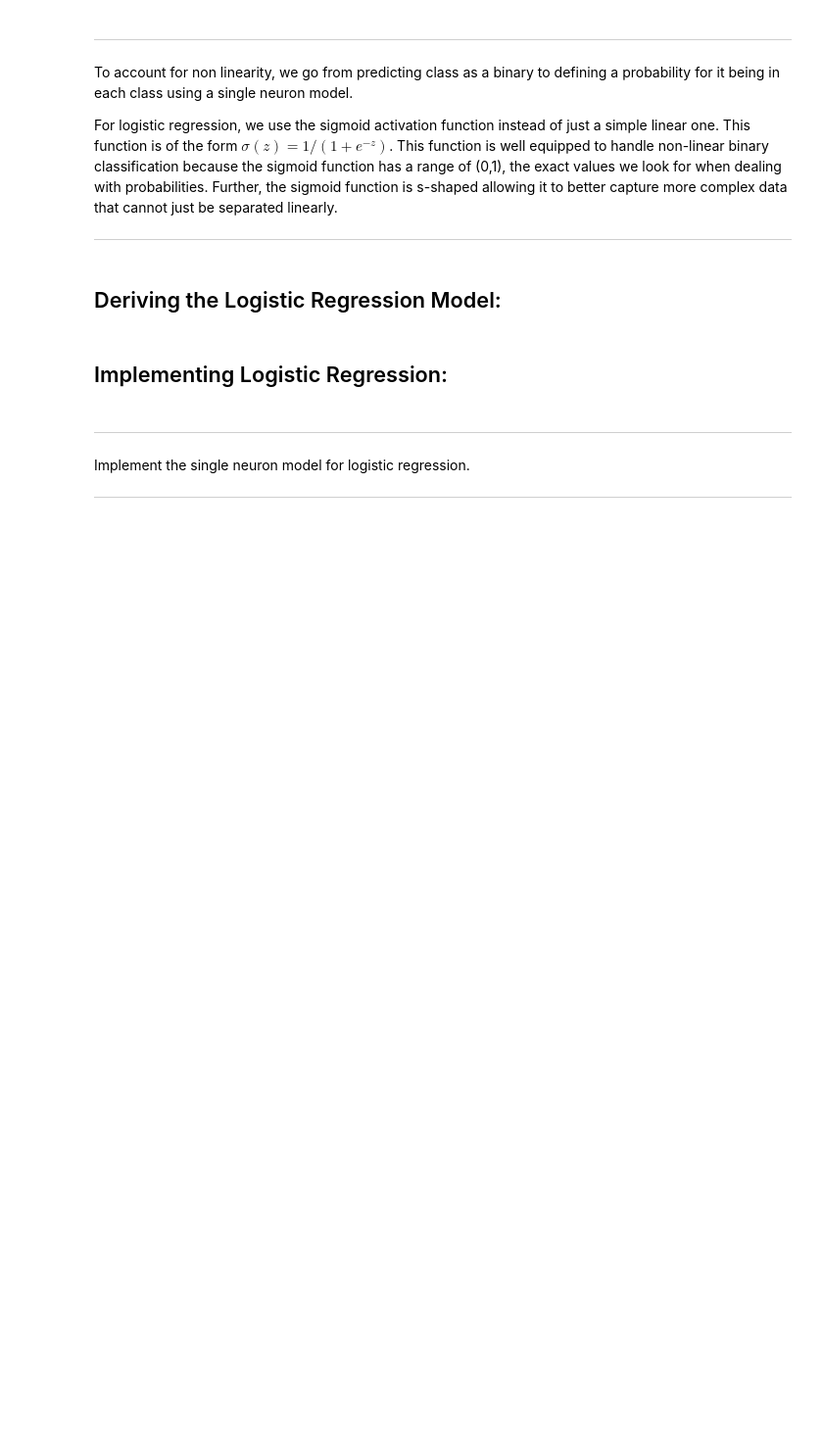
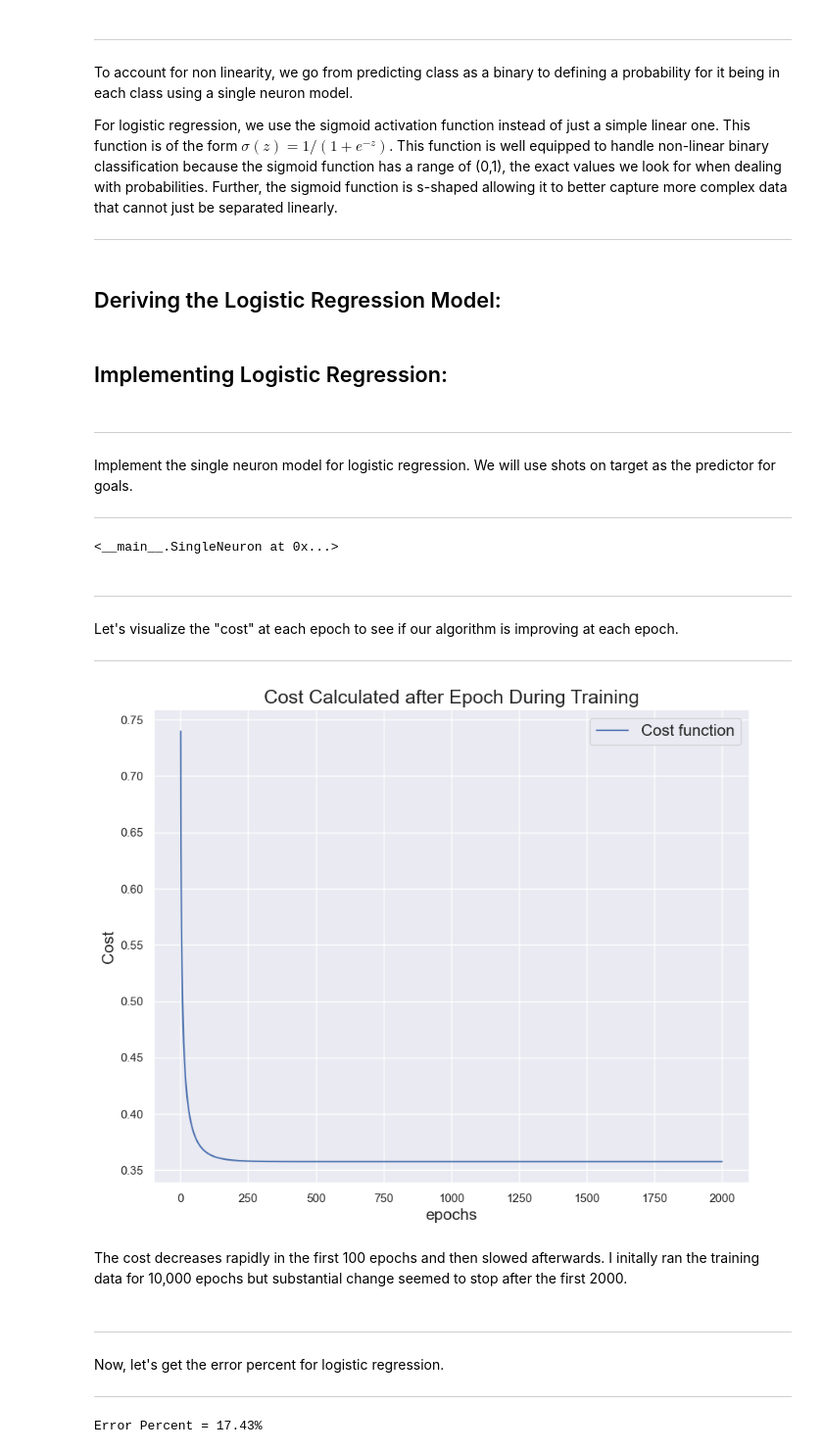
Before and after one commit to pstern17/INDE-577, a Jupyter notebook: 1. Supervised Learning/1.3. Logistic Regression/logistic_regression.ipynb, the cells around one changed output. Shown at 98% size. Drawn from its saved outputs; the diff is of its cells as text; code cells hidden in the pictures; blank space fills up the shorter version.

```diff
--- a/1. Supervised Learning/1.3. Logistic Regression/logistic_regression.ipynb
+++ b/1. Supervised Learning/1.3. Logistic Regression/logistic_regression.ipynb
@@ -94,0 +177,17 @@ Implement the perceptron algorithm for comparison.
+# %%
+# Instantiate an instance of the Perceptron class.
+ptron = Perceptron(epochs = 500)
+
+# Train the model.
+ptron.train(x, y)
+
+# Predict make predictions based on training.
+y_hat = ptron.predict(x)
+
+# Compare our predictions with reality.
+sum = 0
+for i in range(len(y_hat)):
+    if y_hat[i] != y[i]:
+        sum += 1
+
+print(f"Error Percent = {round(((sum / len(y_hat)) * 100), 2)}%")
@@ -106,7 +209,7 @@ For logistic regression, we use the sigmoid activation function instead of just
 ## Implementing Logistic Regression:
 # %% [markdown]
 ***
-Implement the single neuron model for logistic regression.
+Implement the single neuron model for logistic regression. We will use shots on target as the predictor for goals.
 ***
 # %%
 class SingleNeuron(object):
@@ -166,8 +269,34 @@ def cross_entropy_loss(y_hat, y):
 
 node = SingleNeuron(sigmoid, cross_entropy_loss)
 
-X = df.iloc[50:].petal_length.values
-X = X.reshape(-1, 1)
-y = np.where(df.iloc[50:].species == "versicolor", 0, 1)
+x = soccer['SoT'].values
+x = x.reshape(-1, 1)
+y = np.where(soccer['Goals'] > 0, 0, 1)
 
-node.train(X, y, alpha = 0.01, epochs = 10_000)
+node.train(x, y, alpha = 0.01, epochs = 2000)
+# %% [output]
+<__main__.SingleNeuron at 0x...>
+# %% [markdown]
+***
+Let's visualize the "cost" at each epoch to see if our algorithm is improving at each epoch.
+***
+# %%
+node.plot_cost_function()
+plt.show()
+# %% [output]
+[figure, added]
+# %% [markdown]
+The cost decreases rapidly in the first 100 epochs and then slowed afterwards. I initally ran the training data for 10,000 epochs but substantial change seemed to stop after the first 2000.
+# %% [markdown]
+***
+Now, let's get the error percent for logistic regression.
+***
+# %%
+y_hat = node.predict(x)
+
+np.rint(y_hat) != y
+
+error = (np.rint(y_hat) != y).astype(int)
+print(f"Error Percent = {round(((error.sum() / len(y)) * 100), 2)}%")
+# %% [output]
+Error Percent = 17.43%
```
Also changed, not shown: parts of 20 cells of this notebook, 2 other files.
